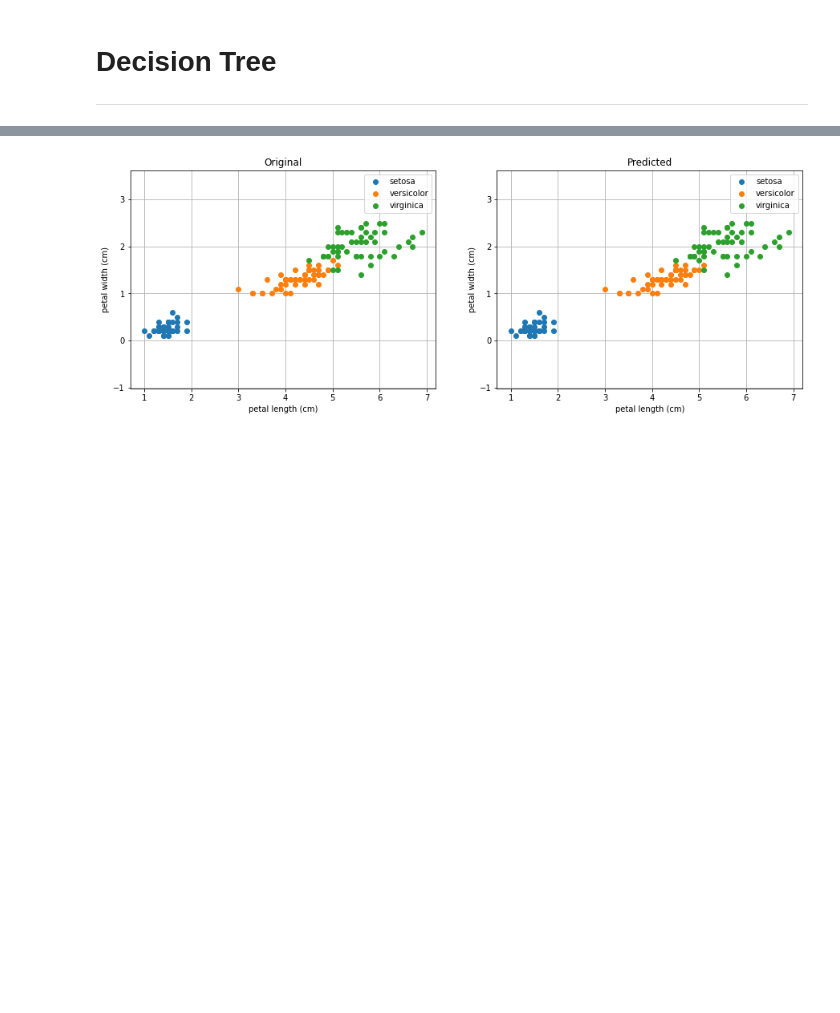
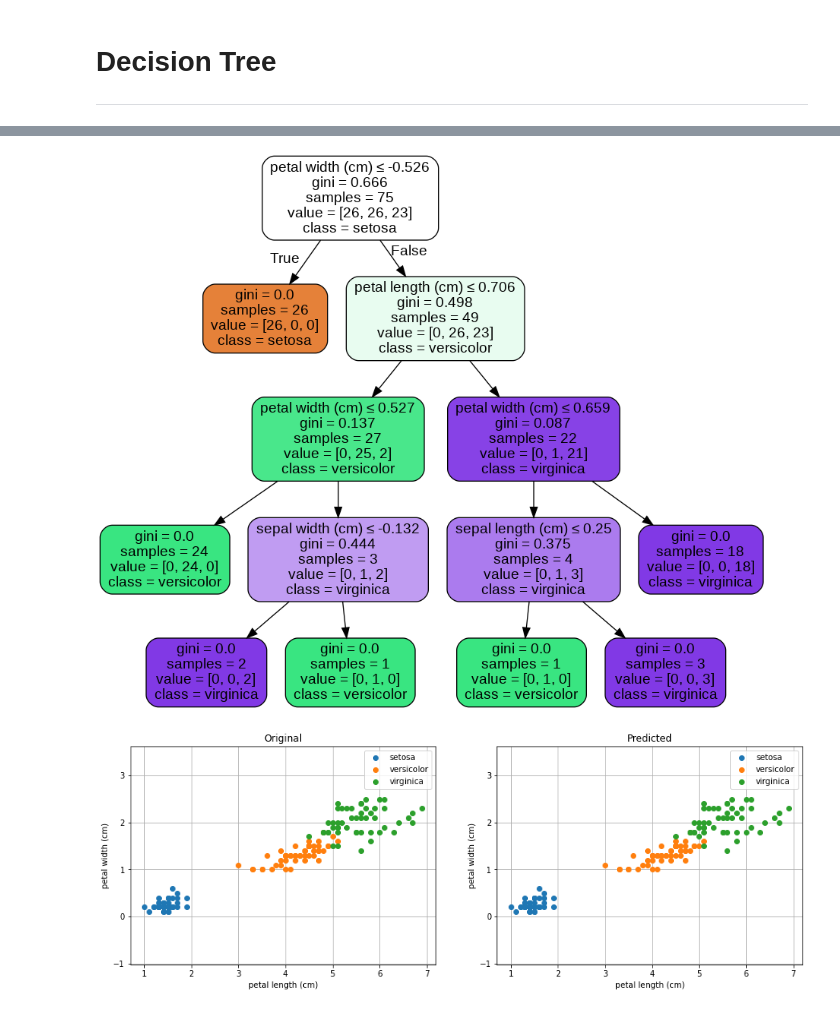
Before and after one commit to SimonBurmer/CodingBurmer-Jupyter-notebook-, a Jupyter notebook: Sklearn_Iris_Dataset_pynb.ipynb, the cells around one changed output, grey strips where cells are left out. Saved outputs shown, nothing was run; the diff lists cells and outputs as text; code cells hidden in the pictures; blank space fills up the shorter version.

```diff
--- a/Sklearn_Iris_Dataset_pynb.ipynb
+++ b/Sklearn_Iris_Dataset_pynb.ipynb
@@ -179 +173,10 @@ accuracy:  0.96
+# %%
+from IPython.display import Image
+dot_data = export_graphviz(model, feature_names= feature_names,  class_names= target_names,
+                                filled=True, rounded=True,  special_characters=True)
+graph = graphviz.Source(dot_data)
+graph.render(format="png")
+Image("Source.gv.png", height= 400)
+# %% [output]
+[figure, added]
 # %%
```
Also changed, not shown: parts of 2 cells of this notebook.
